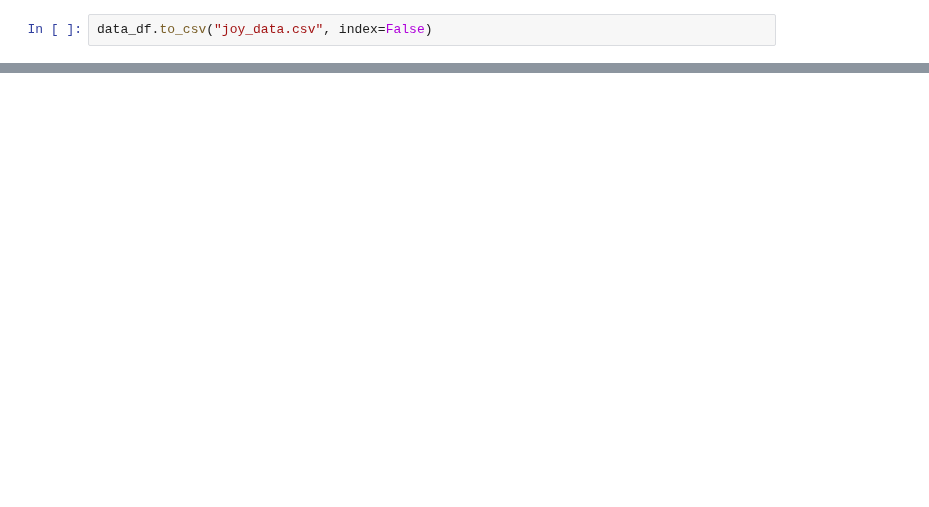
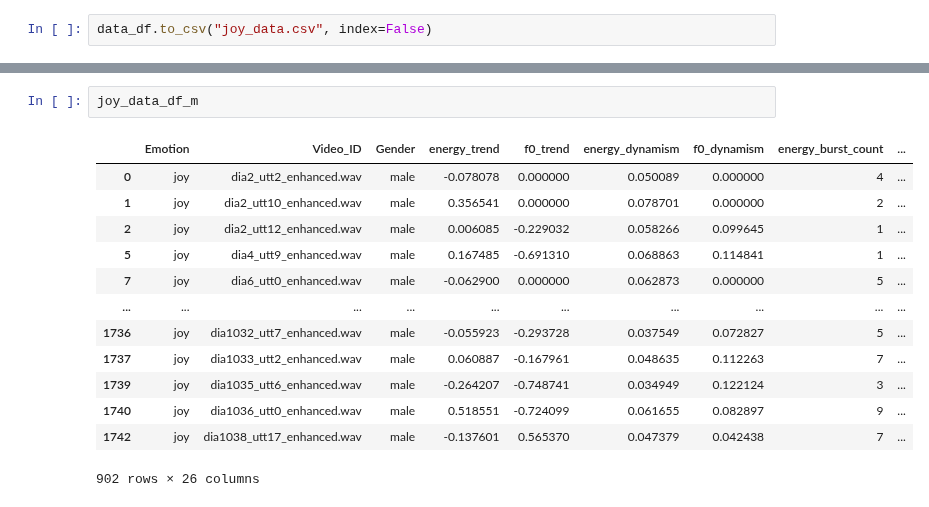
Before and after one commit to YechanJung/pknu25_05, a Jupyter notebook: Audio/feature_extracting.ipynb, the cells around one changed output, grey strips where cells are left out. Drawn from its saved outputs; the diff is of its cells as text; blank space fills up the shorter version.

```diff
--- a/Audio/feature_extracting.ipynb
+++ b/Audio/feature_extracting.ipynb
@@ -319,0 +754,16 @@ data_df
+# %%
+joy_data_df_m
+# %% [output]
+|  | Emotion | Video_ID | Gender | energy_trend | f0_trend | energy_dynamism | f0_dynamism | energy_burst_count | ... |
+| 0 | joy | dia2_utt2_enhanced.wav | male | -0.078078 | 0.000000 | 0.050089 | 0.000000 | 4 | ... |
+| 1 | joy | dia2_utt10_enhanced.wav | male | 0.356541 | 0.000000 | 0.078701 | 0.000000 | 2 | ... |
+| 2 | joy | dia2_utt12_enhanced.wav | male | 0.006085 | -0.229032 | 0.058266 | 0.099645 | 1 | ... |
+| 5 | joy | dia4_utt9_enhanced.wav | male | 0.167485 | -0.691310 | 0.068863 | 0.114841 | 1 | ... |
+| 7 | joy | dia6_utt0_enhanced.wav | male | -0.062900 | 0.000000 | 0.062873 | 0.000000 | 5 | ... |
+| ... | ... | ... | ... | ... | ... | ... | ... | ... | ... |
+| 1736 | joy | dia1032_utt7_enhanced.wav | male | -0.055923 | -0.293728 | 0.037549 | 0.072827 | 5 | ... |
+| 1737 | joy | dia1033_utt2_enhanced.wav | male | 0.060887 | -0.167961 | 0.048635 | 0.112263 | 7 | ... |
+| 1739 | joy | dia1035_utt6_enhanced.wav | male | -0.264207 | -0.748741 | 0.034949 | 0.122124 | 3 | ... |
+| 1740 | joy | dia1036_utt0_enhanced.wav | male | 0.518551 | -0.724099 | 0.061655 | 0.082897 | 9 | ... |
+| 1742 | joy | dia1038_utt17_enhanced.wav | male | -0.137601 | 0.565370 | 0.047379 | 0.042438 | 7 | ... |
+902 rows × 26 columns
```
Also changed, not shown: parts of 12 cells of this notebook, 4 other files.
